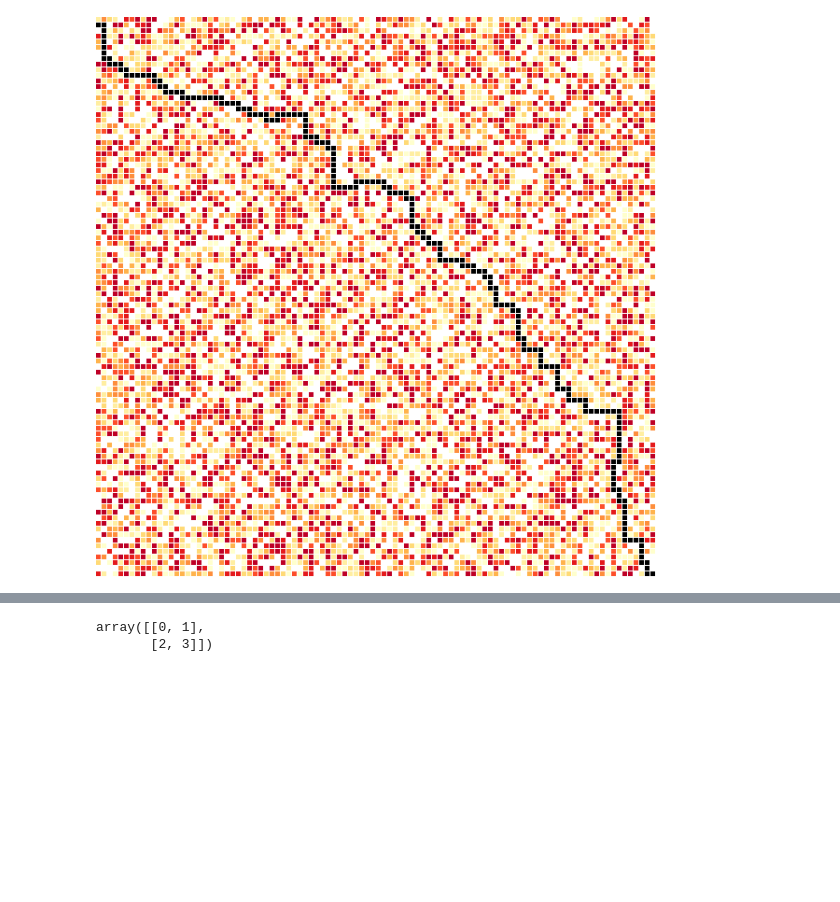
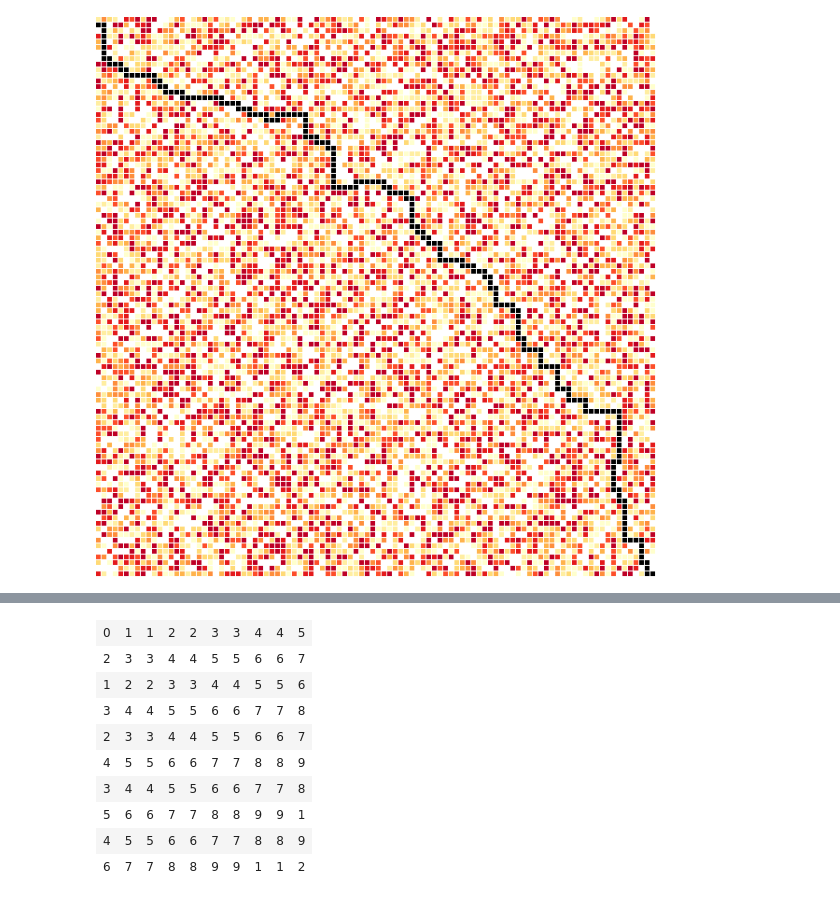
Before and after one commit to euribates/advent_of_code_2021, a Jupyter notebook: day15/day15.ipynb, the cells around one changed output, grey strips where cells are left out. Cells and saved outputs as stored; diff of their text form; code cells hidden in the pictures; blank space fills up the shorter version.

```diff
--- a/day15/day15.ipynb
+++ b/day15/day15.ipynb
@@ -266,6 +301,16 @@ array([[1., 0., 0., 1., 0., 0.],
 # %%
 m = np.array(range(4)).reshape(2, 2)
-m
+m = expanse(m, factor=5)
+display(show_map(m))
+# draw_world(m, scale=20)
 # %% [output]
-array([[0, 1],
-       [2, 3]])
+| 0 | 1 | 1 | 2 | 2 | 3 | 3 | 4 | 4 | 5 |
+| 2 | 3 | 3 | 4 | 4 | 5 | 5 | 6 | 6 | 7 |
+| 1 | 2 | 2 | 3 | 3 | 4 | 4 | 5 | 5 | 6 |
+| 3 | 4 | 4 | 5 | 5 | 6 | 6 | 7 | 7 | 8 |
+| 2 | 3 | 3 | 4 | 4 | 5 | 5 | 6 | 6 | 7 |
+| 4 | 5 | 5 | 6 | 6 | 7 | 7 | 8 | 8 | 9 |
+| 3 | 4 | 4 | 5 | 5 | 6 | 6 | 7 | 7 | 8 |
+| 5 | 6 | 6 | 7 | 7 | 8 | 8 | 9 | 9 | 1 |
+| 4 | 5 | 5 | 6 | 6 | 7 | 7 | 8 | 8 | 9 |
+| 6 | 7 | 7 | 8 | 8 | 9 | 9 | 1 | 1 | 2 |
```
Also changed, not shown: parts of 14 cells of this notebook, 2 other files.
